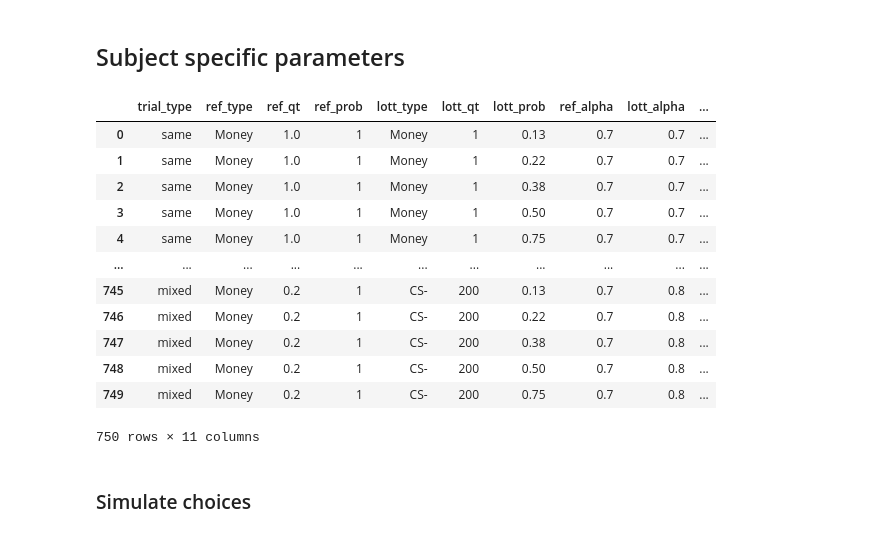
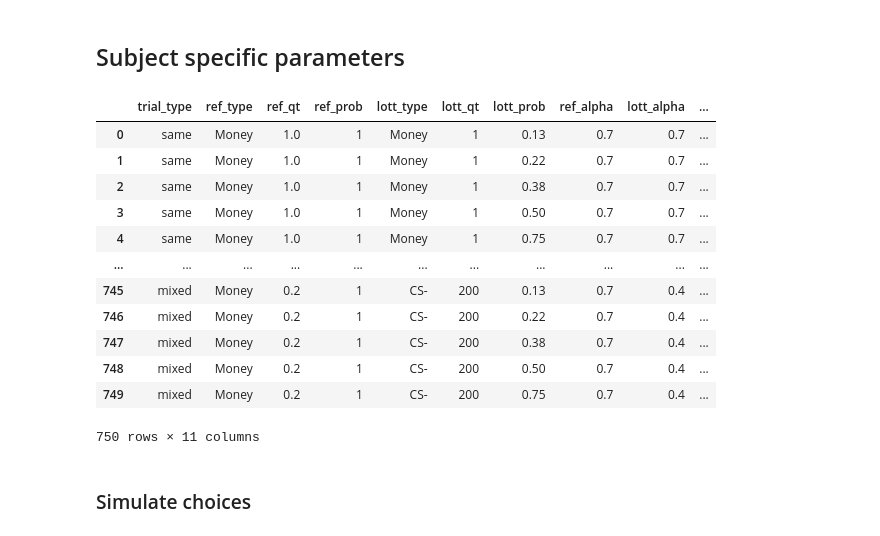
Before and after one commit to ffviana/nutreconDrive, a Jupyter notebook: 3. Analysis/nutrecon_simulation.ipynb, the cells around one changed output. Saved outputs shown, nothing was run; the diff lists cells and outputs as text; code cells hidden in the pictures.

```diff
--- a/3. Analysis/nutrecon_simulation.ipynb
+++ b/3. Analysis/nutrecon_simulation.ipynb
@@ -64,36 +98,37 @@ Name: trial_type, dtype: int64
 # %%
 # Subject specific parameters
 st_money_alpha = 0.7
-st_cPlus_alpha = 0.8
-st_cMinus_alpha = 0.8
+st_cPlus_alpha = 0.5
+st_cMinus_alpha = 0.4
 
-st_money_beta = 1.8
+st_money_beta = 2.5
 st_cPlus_beta = st_money_beta
 st_cMinus_beta = st_money_beta
 
 mt_cPlus_beta = st_money_beta
 mt_cMinus_beta = st_money_beta
-cPlus_sFactor = .2
-cMinus_sFactor = .2
+
+cPlus_sFactor = .8
+cMinus_sFactor = .8
 
 subjectTrials_df = sim._pack_subjectParameters(st_money_alpha, st_cPlus_alpha, st_cMinus_alpha, st_money_beta,
                                               st_cPlus_beta, st_cMinus_beta, mt_cPlus_beta, mt_cMinus_beta,
                                               cPlus_sFactor, cMinus_sFactor,
                                               allTrials_df)
 subjectTrials_df
 # %% [output]
 |  | trial_type | ref_type | ref_qt | ref_prob | lott_type | lott_qt | lott_prob | ref_alpha | lott_alpha | ... |
 | 0 | same | Money | 1.0 | 1 | Money | 1 | 0.13 | 0.7 | 0.7 | ... |
 | 1 | same | Money | 1.0 | 1 | Money | 1 | 0.22 | 0.7 | 0.7 | ... |
 | 2 | same | Money | 1.0 | 1 | Money | 1 | 0.38 | 0.7 | 0.7 | ... |
 | 3 | same | Money | 1.0 | 1 | Money | 1 | 0.50 | 0.7 | 0.7 | ... |
 | 4 | same | Money | 1.0 | 1 | Money | 1 | 0.75 | 0.7 | 0.7 | ... |
 | ... | ... | ... | ... | ... | ... | ... | ... | ... | ... | ... |
-| 745 | mixed | Money | 0.2 | 1 | CS- | 200 | 0.13 | 0.7 | 0.8 | ... |
-| 746 | mixed | Money | 0.2 | 1 | CS- | 200 | 0.22 | 0.7 | 0.8 | ... |
-| 747 | mixed | Money | 0.2 | 1 | CS- | 200 | 0.38 | 0.7 | 0.8 | ... |
-| 748 | mixed | Money | 0.2 | 1 | CS- | 200 | 0.50 | 0.7 | 0.8 | ... |
-| 749 | mixed | Money | 0.2 | 1 | CS- | 200 | 0.75 | 0.7 | 0.8 | ... |
+| 745 | mixed | Money | 0.2 | 1 | CS- | 200 | 0.13 | 0.7 | 0.4 | ... |
+| 746 | mixed | Money | 0.2 | 1 | CS- | 200 | 0.22 | 0.7 | 0.4 | ... |
+| 747 | mixed | Money | 0.2 | 1 | CS- | 200 | 0.38 | 0.7 | 0.4 | ... |
+| 748 | mixed | Money | 0.2 | 1 | CS- | 200 | 0.50 | 0.7 | 0.4 | ... |
+| 749 | mixed | Money | 0.2 | 1 | CS- | 200 | 0.75 | 0.7 | 0.4 | ... |
 750 rows × 11 columns
 # %% [markdown]
 ### Simulate choices
```
Also changed, not shown: parts of 20 cells of this notebook, 2 other files.
